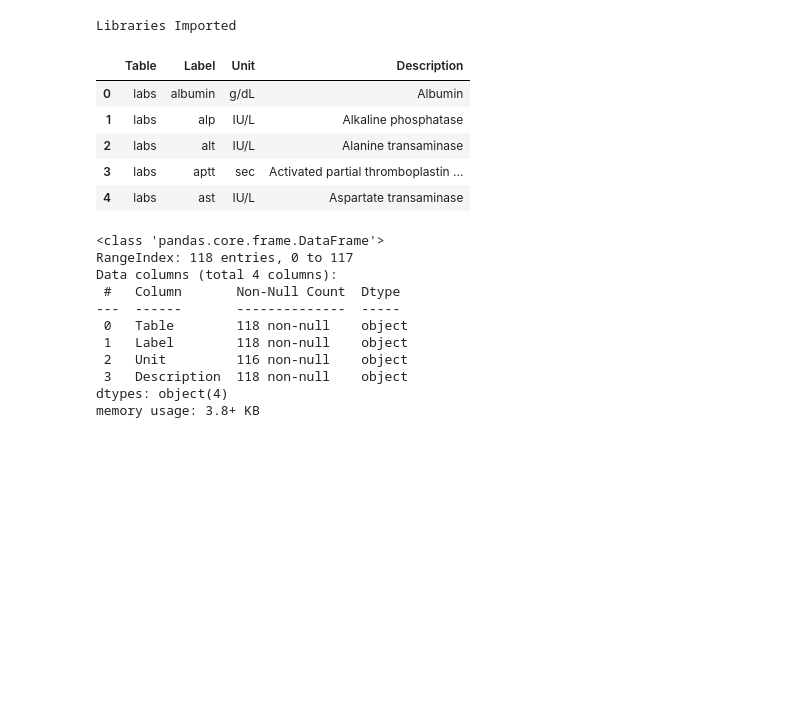
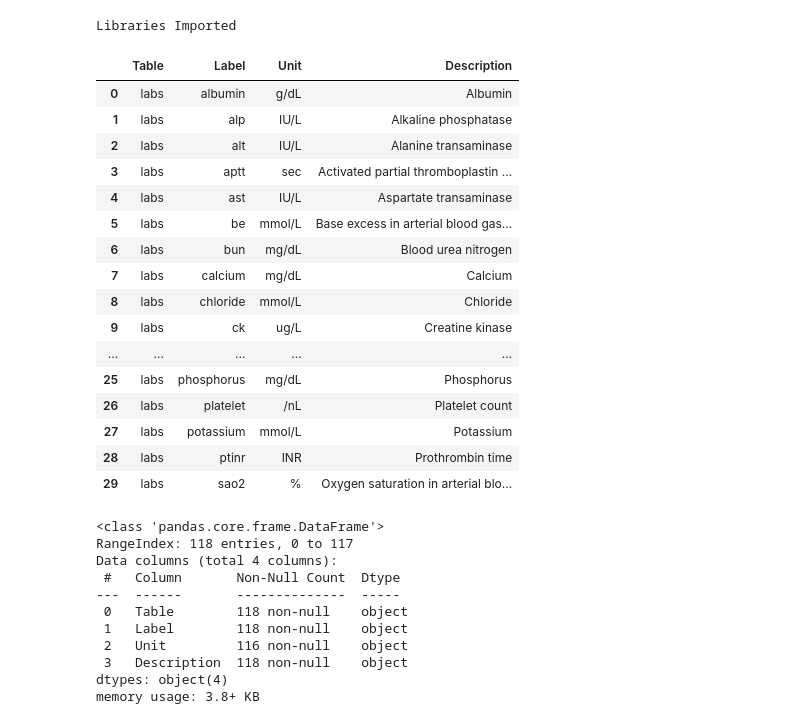
Before and after one commit to sonjababac/Data-Science-for-EWS-in-Postoperative-Care-PhD-year-1, a Jupyter notebook: INSPIRE/INSPIRE_data_analysis/data exploration INSPIRE parameters.ipynb, the cells around one changed output. Saved outputs shown, nothing was run; the diff lists cells and outputs as text; code cells hidden in the pictures; blank space fills up the shorter version.

```diff
--- a/INSPIRE/INSPIRE_data_analysis/data exploration INSPIRE parameters.ipynb
+++ b/INSPIRE/INSPIRE_data_analysis/data exploration INSPIRE parameters.ipynb
@@ -22,14 +22,25 @@ Libraries Imported
 # %%
 df_parameters = pd.read_csv('C:\\Users\\20181588\\Desktop\\data\\inspire-a-publicly-available-research-dataset-for-perioperative-medicine-1.0\\inspire-a-publicly-available-research-dataset-for-perioperative-medicine-1.0\\parameters.csv')
 # %%
-df_parameters.head()
+df_parameters.head(30)
 # %% [output]
 |  | Table | Label | Unit | Description |
 | 0 | labs | albumin | g/dL | Albumin |
 | 1 | labs | alp | IU/L | Alkaline phosphatase |
 | 2 | labs | alt | IU/L | Alanine transaminase |
 | 3 | labs | aptt | sec | Activated partial thromboplastin ... |
 | 4 | labs | ast | IU/L | Aspartate transaminase |
+| 5 | labs | be | mmol/L | Base excess in arterial blood gas... |
+| 6 | labs | bun | mg/dL | Blood urea nitrogen |
+| 7 | labs | calcium | mg/dL | Calcium |
+| 8 | labs | chloride | mmol/L | Chloride |
+| 9 | labs | ck | ug/L | Creatine kinase |
+| ... | ... | ... | ... | ... |
+| 25 | labs | phosphorus | mg/dL | Phosphorus |
+| 26 | labs | platelet | /nL | Platelet count |
+| 27 | labs | potassium | mmol/L | Potassium |
+| 28 | labs | ptinr | INR | Prothrombin time |
+| 29 | labs | sao2 | % | Oxygen saturation in arterial blo... |
 # %%
 df_parameters.info()
 # %% [output]
```
Also changed, not shown: 2 other files.
